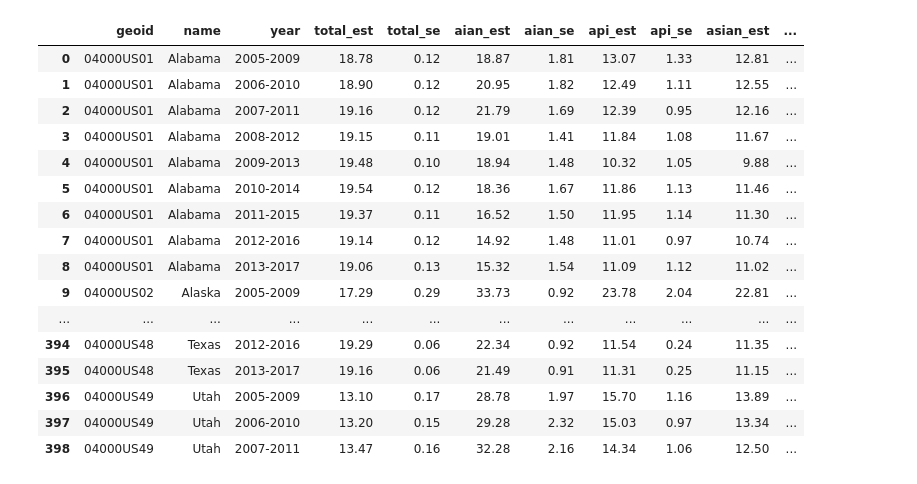
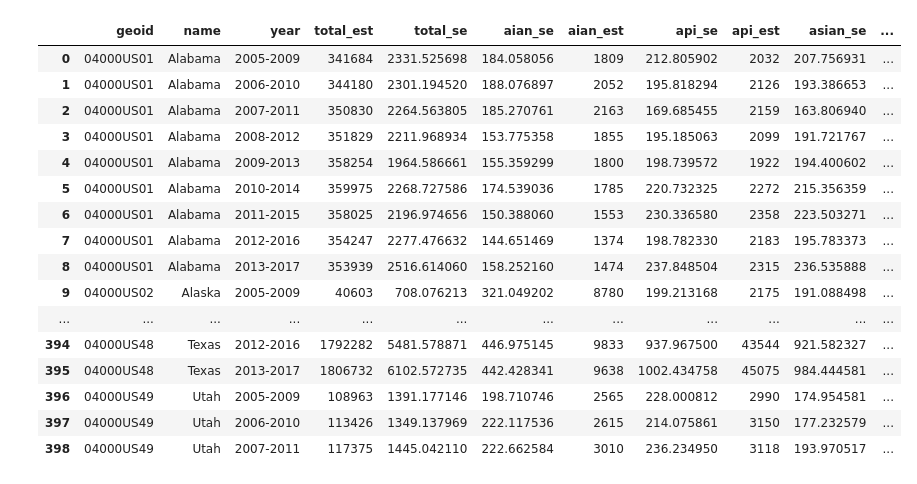
Before and after one commit to SchreinerJS/schreinerj_capstone, a Jupyter notebook: notebooks/single_parents_hh_percent_state.ipynb, the cells around one changed output. Cells and saved outputs as stored; diff of their text form; code cells hidden in the pictures.

```diff
--- a/notebooks/single_parents_hh_percent_state.ipynb
+++ b/notebooks/single_parents_hh_percent_state.ipynb
@@ -52,21 +102,23 @@ memory usage: 111.3+ KB
-# %%
-percentage_state = percentage_state.round(2)
-percentage_state
-# %% [output]
-|  | geoid | name | year | total_est | total_se | aian_est | aian_se | api_est | api_se | asian_est | ... |
-| 0 | 04000US01 | Alabama | 2005-2009 | 18.78 | 0.12 | 18.87 | 1.81 | 13.07 | 1.33 | 12.81 | ... |
-| 1 | 04000US01 | Alabama | 2006-2010 | 18.90 | 0.12 | 20.95 | 1.82 | 12.49 | 1.11 | 12.55 | ... |
-| 2 | 04000US01 | Alabama | 2007-2011 | 19.16 | 0.12 | 21.79 | 1.69 | 12.39 | 0.95 | 12.16 | ... |
-| 3 | 04000US01 | Alabama | 2008-2012 | 19.15 | 0.11 | 19.01 | 1.41 | 11.84 | 1.08 | 11.67 | ... |
-| 4 | 04000US01 | Alabama | 2009-2013 | 19.48 | 0.10 | 18.94 | 1.48 | 10.32 | 1.05 | 9.88 | ... |
-| 5 | 04000US01 | Alabama | 2010-2014 | 19.54 | 0.12 | 18.36 | 1.67 | 11.86 | 1.13 | 11.46 | ... |
-| 6 | 04000US01 | Alabama | 2011-2015 | 19.37 | 0.11 | 16.52 | 1.50 | 11.95 | 1.14 | 11.30 | ... |
-| 7 | 04000US01 | Alabama | 2012-2016 | 19.14 | 0.12 | 14.92 | 1.48 | 11.01 | 0.97 | 10.74 | ... |
-| 8 | 04000US01 | Alabama | 2013-2017 | 19.06 | 0.13 | 15.32 | 1.54 | 11.09 | 1.12 | 11.02 | ... |
-| 9 | 04000US02 | Alaska | 2005-2009 | 17.29 | 0.29 | 33.73 | 0.92 | 23.78 | 2.04 | 22.81 | ... |
-| ... | ... | ... | ... | ... | ... | ... | ... | ... | ... | ... | ... |
-| 394 | 04000US48 | Texas | 2012-2016 | 19.29 | 0.06 | 22.34 | 0.92 | 11.54 | 0.24 | 11.35 | ... |
-| 395 | 04000US48 | Texas | 2013-2017 | 19.16 | 0.06 | 21.49 | 0.91 | 11.31 | 0.25 | 11.15 | ... |
-| 396 | 04000US49 | Utah | 2005-2009 | 13.10 | 0.17 | 28.78 | 1.97 | 15.70 | 1.16 | 13.89 | ... |
-| 397 | 04000US49 | Utah | 2006-2010 | 13.20 | 0.15 | 29.28 | 2.32 | 15.03 | 0.97 | 13.34 | ... |
-| 398 | 04000US49 | Utah | 2007-2011 | 13.47 | 0.16 | 32.28 | 2.16 | 14.34 | 1.06 | 12.50 | ... |
+# %%
+single_parent_state = pd.read_csv('../data/single_parent/diversitydatakids/states_single_parent_households/count_single_parent_hh_state.csv')
+pd.set_option('display.max_rows', None)
+pd.set_option('display.max_columns', None)
+single_parent_state
+# %% [output]
+|  | geoid | name | year | total_est | total_se | aian_se | aian_est | api_se | api_est | asian_se | ... |
+| 0 | 04000US01 | Alabama | 2005-2009 | 341684 | 2331.525698 | 184.058056 | 1809 | 212.805902 | 2032 | 207.756931 | ... |
+| 1 | 04000US01 | Alabama | 2006-2010 | 344180 | 2301.194520 | 188.076897 | 2052 | 195.818294 | 2126 | 193.386653 | ... |
+| 2 | 04000US01 | Alabama | 2007-2011 | 350830 | 2264.563805 | 185.270761 | 2163 | 169.685455 | 2159 | 163.806940 | ... |
+| 3 | 04000US01 | Alabama | 2008-2012 | 351829 | 2211.968934 | 153.775358 | 1855 | 195.185063 | 2099 | 191.721767 | ... |
+| 4 | 04000US01 | Alabama | 2009-2013 | 358254 | 1964.586661 | 155.359299 | 1800 | 198.739572 | 1922 | 194.400602 | ... |
+| 5 | 04000US01 | Alabama | 2010-2014 | 359975 | 2268.727586 | 174.539036 | 1785 | 220.732325 | 2272 | 215.356359 | ... |
+| 6 | 04000US01 | Alabama | 2011-2015 | 358025 | 2196.974656 | 150.388060 | 1553 | 230.336580 | 2358 | 223.503271 | ... |
+| 7 | 04000US01 | Alabama | 2012-2016 | 354247 | 2277.476632 | 144.651469 | 1374 | 198.782330 | 2183 | 195.783373 | ... |
+| 8 | 04000US01 | Alabama | 2013-2017 | 353939 | 2516.614060 | 158.252160 | 1474 | 237.848504 | 2315 | 236.535888 | ... |
+| 9 | 04000US02 | Alaska | 2005-2009 | 40603 | 708.076213 | 321.049202 | 8780 | 199.213168 | 2175 | 191.088498 | ... |
+| ... | ... | ... | ... | ... | ... | ... | ... | ... | ... | ... | ... |
+| 394 | 04000US48 | Texas | 2012-2016 | 1792282 | 5481.578871 | 446.975145 | 9833 | 937.967500 | 43544 | 921.582327 | ... |
+| 395 | 04000US48 | Texas | 2013-2017 | 1806732 | 6102.572735 | 442.428341 | 9638 | 1002.434758 | 45075 | 984.444581 | ... |
+| 396 | 04000US49 | Utah | 2005-2009 | 108963 | 1391.177146 | 198.710746 | 2565 | 228.000812 | 2990 | 174.954581 | ... |
+| 397 | 04000US49 | Utah | 2006-2010 | 113426 | 1349.137969 | 222.117536 | 2615 | 214.075861 | 3150 | 177.232579 | ... |
+| 398 | 04000US49 | Utah | 2007-2011 | 117375 | 1445.042110 | 222.662584 | 3010 | 236.234950 | 3118 | 193.970517 | ... |
```
Also changed, not shown: parts of 37 cells of this notebook.
